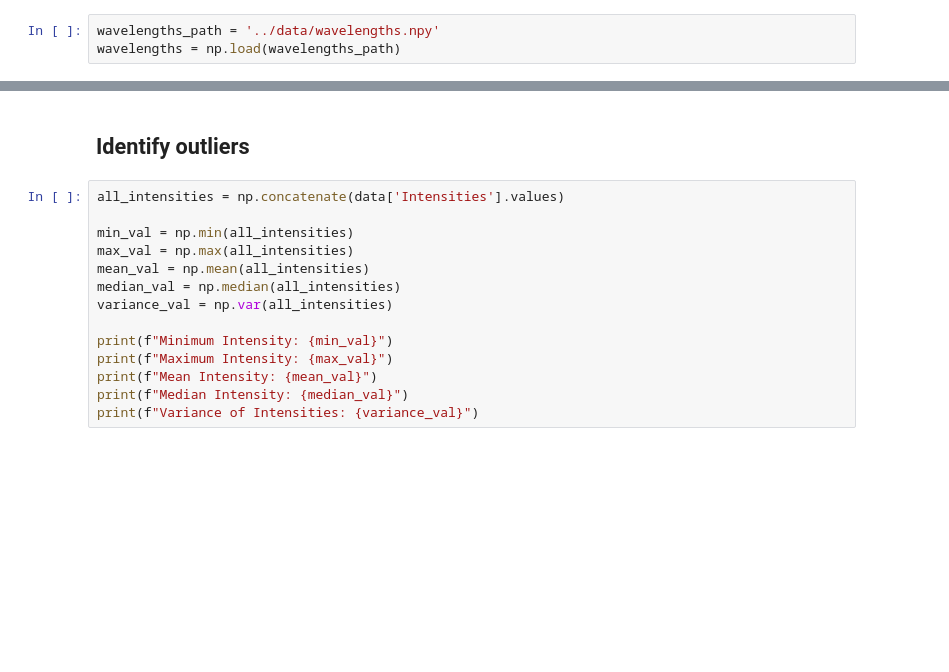
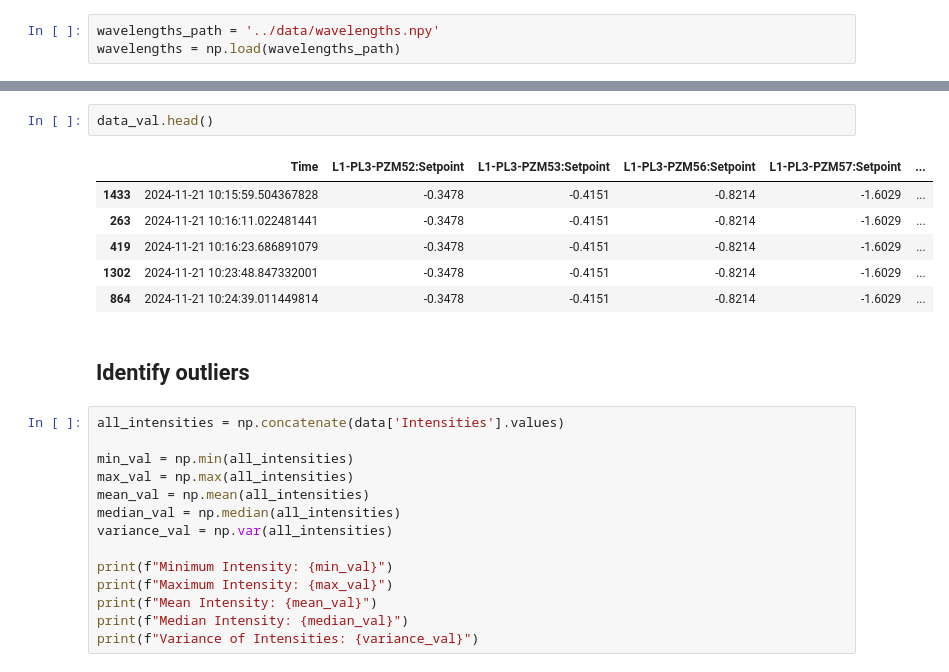
Before and after one commit to akapitanova/master_thesis, a Jupyter notebook: preprocessing/Normalization.ipynb, the cells around one changed output, grey strips where cells are left out. Saved outputs shown, nothing was run; the diff lists cells and outputs as text; blank space fills up the shorter version.

```diff
--- a/preprocessing/Normalization.ipynb
+++ b/preprocessing/Normalization.ipynb
@@ -40,3 +46,12 @@ data_test.head()
+# %%
+data_val.head()
+# %% [output]
+|  | Time | L1-PL3-PZM52:Setpoint | L1-PL3-PZM53:Setpoint | L1-PL3-PZM56:Setpoint | L1-PL3-PZM57:Setpoint | ... |
+| 1433 | 2024-11-21 10:15:59.504367828 | -0.3478 | -0.4151 | -0.8214 | -1.6029 | ... |
+| 263 | 2024-11-21 10:16:11.022481441 | -0.3478 | -0.4151 | -0.8214 | -1.6029 | ... |
+| 419 | 2024-11-21 10:16:23.686891079 | -0.3478 | -0.4151 | -0.8214 | -1.6029 | ... |
+| 1302 | 2024-11-21 10:23:48.847332001 | -0.3478 | -0.4151 | -0.8214 | -1.6029 | ... |
+| 864 | 2024-11-21 10:24:39.011449814 | -0.3478 | -0.4151 | -0.8214 | -1.6029 | ... |
 # %% [markdown]
 ## Identify outliers
 # %%
```
Also changed, not shown: parts of 35 cells of this notebook, 25 other files.
